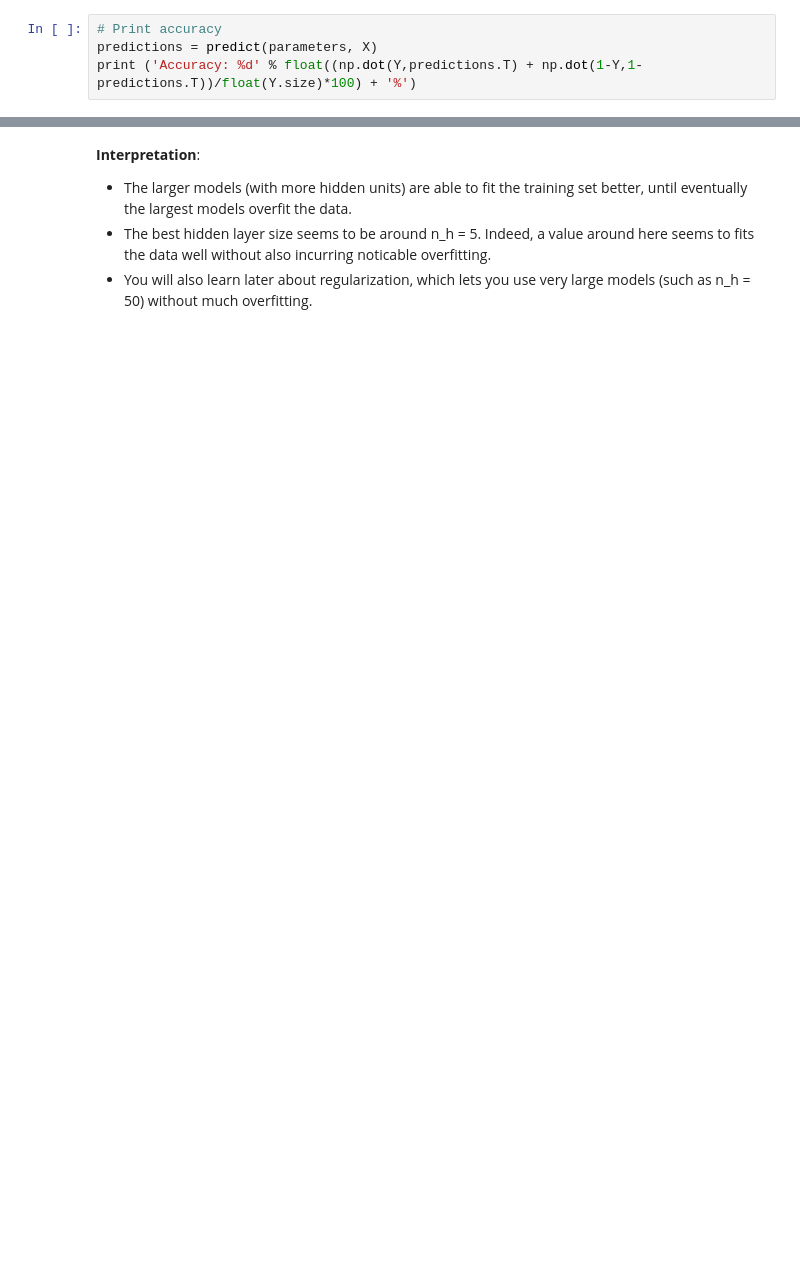
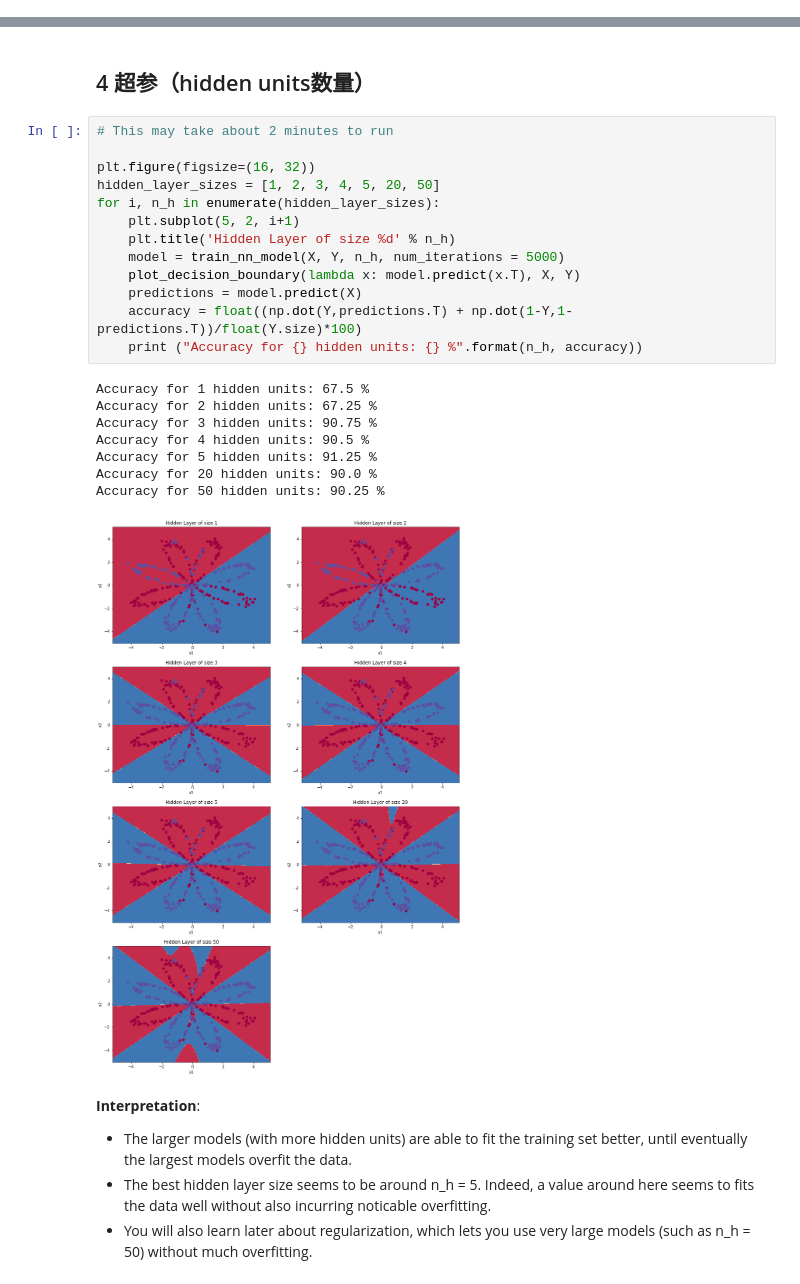
Before and after one commit to yangdong07/coursera-deeplearning-ai, a Jupyter notebook: C1 Neural Networks and Deep Learning/W3 Planar data classification with one hidden layer/notes.ipynb, the cells around one changed output, grey strips where cells are left out. Saved outputs shown, nothing was run; the diff lists cells and outputs as text; blank space fills up the shorter version.

```diff
--- a/C1 Neural Networks and Deep Learning/W3 Planar data classification with one hidden layer/notes.ipynb
+++ b/C1 Neural Networks and Deep Learning/W3 Planar data classification with one hidden layer/notes.ipynb
@@ -817,4 +0,0 @@ plt.title("Decision Boundary for hidden layer size " + str(4))
-# %%
-# Print accuracy
-predictions = predict(parameters, X)
-print ('Accuracy: %d' % float((np.dot(Y,predictions.T) + np.dot(1-Y,1-predictions.T))/float(Y.size)*100) + '%')
@@ -851,3 +206,27 @@ for i, n_h in enumerate(hidden_layer_sizes):
+# %% [markdown]
+## 4 超参（hidden units数量）
+# %%
+# This may take about 2 minutes to run
+
+plt.figure(figsize=(16, 32))
+hidden_layer_sizes = [1, 2, 3, 4, 5, 20, 50]
+for i, n_h in enumerate(hidden_layer_sizes):
+    plt.subplot(5, 2, i+1)
+    plt.title('Hidden Layer of size %d' % n_h)
+    model = train_nn_model(X, Y, n_h, num_iterations = 5000)
+    plot_decision_boundary(lambda x: model.predict(x.T), X, Y)
+    predictions = model.predict(X)
+    accuracy = float((np.dot(Y,predictions.T) + np.dot(1-Y,1-predictions.T))/float(Y.size)*100)
+    print ("Accuracy for {} hidden units: {} %".format(n_h, accuracy))
+# %% [output]
+Accuracy for 1 hidden units: 67.5 %
+Accuracy for 2 hidden units: 67.25 %
+Accuracy for 3 hidden units: 90.75 %
+Accuracy for 4 hidden units: 90.5 %
+Accuracy for 5 hidden units: 91.25 %
+Accuracy for 20 hidden units: 90.0 %
+Accuracy for 50 hidden units: 90.25 %
+[figure, added]
 # %% [markdown]
 **Interpretation**:
 - The larger models (with more hidden units) are able to fit the training set better, until eventually the largest models overfit the data.
```
Also changed, not shown: parts of 75 cells of this notebook.
